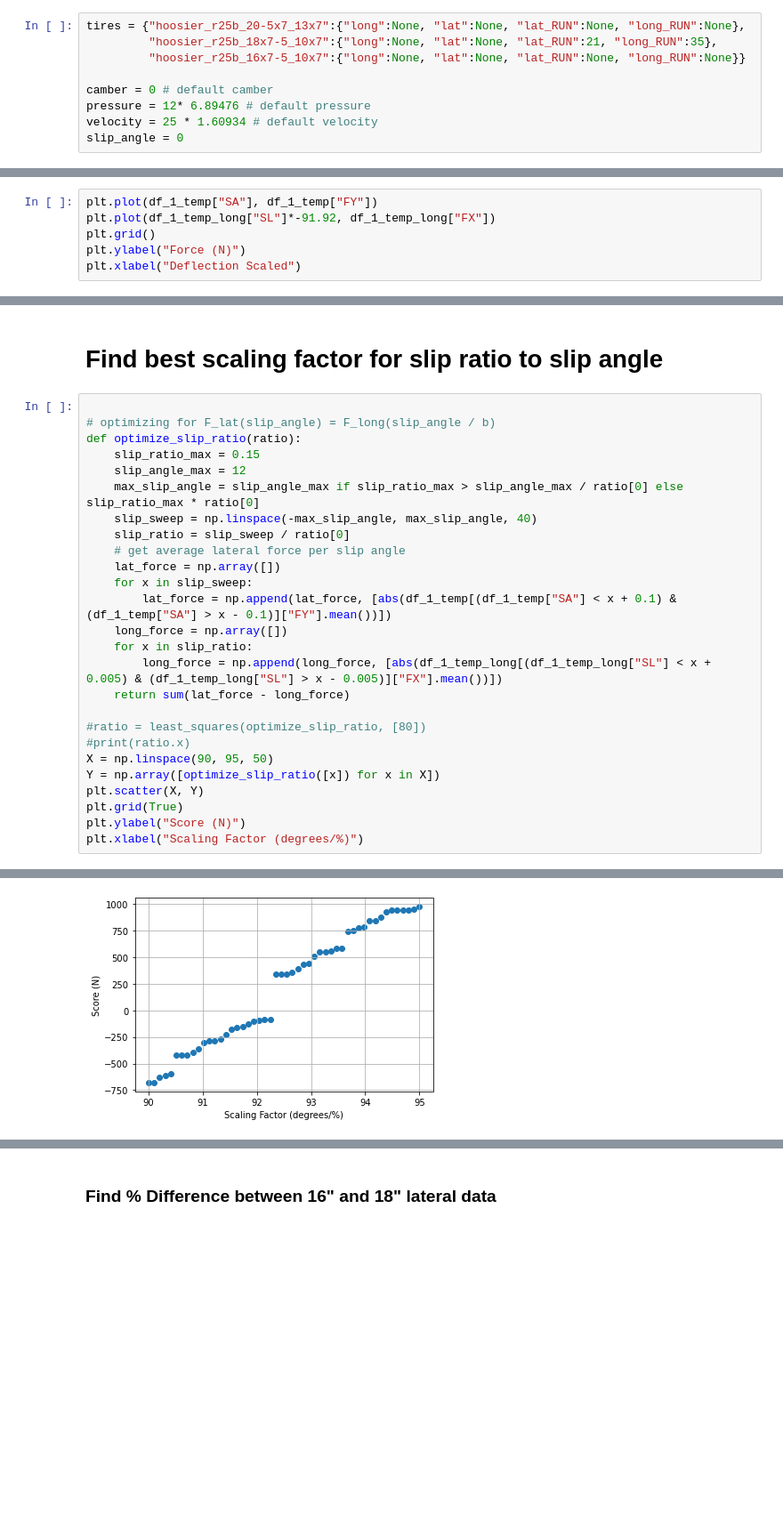
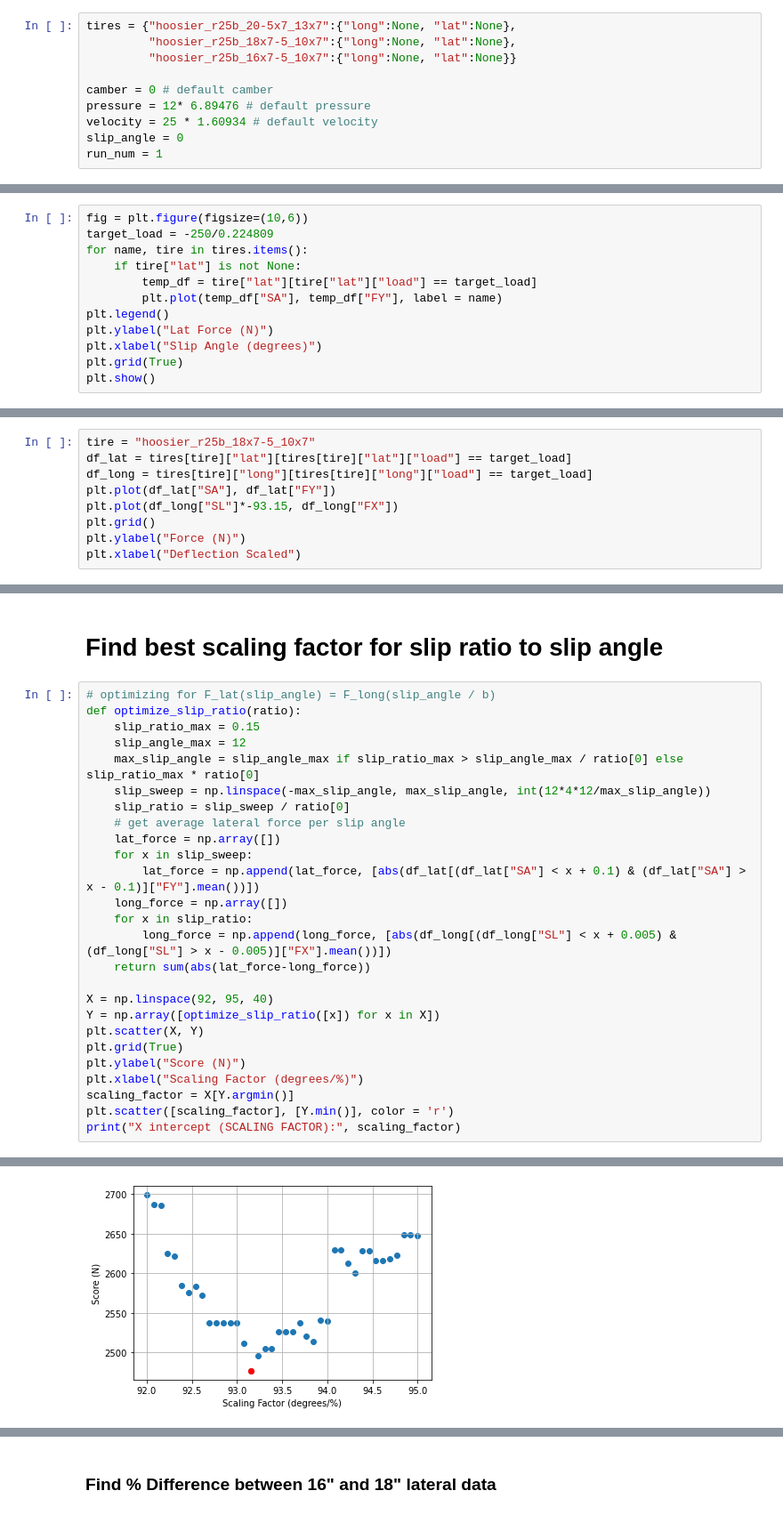
Before and after one commit to kierancoz/tire_analysis, a Jupyter notebook: tire_selection_and_analytics/determine_16in_long.ipynb, the cells around one changed output, grey strips where cells are left out. Shown at 89% size. Saved outputs shown, nothing was run; the diff lists cells and outputs as text; blank space fills up the shorter version.

Commit message:
fix long data for 16in tire

```diff
--- a/tire_selection_and_analytics/determine_16in_long.ipynb
+++ b/tire_selection_and_analytics/determine_16in_long.ipynb
@@ -28,14 +27,15 @@ import data_helpers
 # %% [markdown]
 ### Define sweep parameters and tires to examine - default camber, pressure, and velocity selected
 # %%
-tires = {"hoosier_r25b_20-5x7_13x7":{"long":None, "lat":None, "lat_RUN":None, "long_RUN":None},
-         "hoosier_r25b_18x7-5_10x7":{"long":None, "lat":None, "lat_RUN":21, "long_RUN":35},
-         "hoosier_r25b_16x7-5_10x7":{"long":None, "lat":None, "lat_RUN":None, "long_RUN":None}}
+tires = {"hoosier_r25b_20-5x7_13x7":{"long":None, "lat":None},
+         "hoosier_r25b_18x7-5_10x7":{"long":None, "lat":None},
+         "hoosier_r25b_16x7-5_10x7":{"long":None, "lat":None}}
 
 camber = 0 # default camber
 pressure = 12* 6.89476 # default pressure
 velocity = 25 * 1.60934 # default velocity
 slip_angle = 0
+run_num = 1
 # %% [markdown]
 ### Import tire data
 # %%
@@ -147,0 +111,12 @@ plt.legend()
+# %%
+fig = plt.figure(figsize=(10,6))
+target_load = -250/0.224809
+for name, tire in tires.items():
+    if tire["lat"] is not None:
+        temp_df = tire["lat"][tire["lat"]["load"] == target_load]
+        plt.plot(temp_df["SA"], temp_df["FY"], label = name)
+plt.legend()
+plt.ylabel("Lat Force (N)")
+plt.xlabel("Slip Angle (degrees)")
+plt.grid(True)
+plt.show()
@@ -148,8 +125,11 @@ plt.legend()
 # %% [markdown]
 # Compare long to lateral data for same normal load; slip ratio scaled
 # %%
-plt.plot(df_1_temp["SA"], df_1_temp["FY"])
-plt.plot(df_1_temp_long["SL"]*-91.92, df_1_temp_long["FX"])
+tire = "hoosier_r25b_18x7-5_10x7"
+df_lat = tires[tire]["lat"][tires[tire]["lat"]["load"] == target_load]
+df_long = tires[tire]["long"][tires[tire]["long"]["load"] == target_load]
+plt.plot(df_lat["SA"], df_lat["FY"])
+plt.plot(df_long["SL"]*-93.15, df_long["FX"])
 plt.grid()
 plt.ylabel("Force (N)")
 plt.xlabel("Deflection Scaled")
@@ -159,29 +139,29 @@ Text(0.5, 0, 'Deflection Scaled')
 # %% [markdown]
 # Find best scaling factor for slip ratio to slip angle
 # %%
-
 # optimizing for F_lat(slip_angle) = F_long(slip_angle / b)
 def optimize_slip_ratio(ratio):
     slip_ratio_max = 0.15
     slip_angle_max = 12
     max_slip_angle = slip_angle_max if slip_ratio_max > slip_angle_max / ratio[0] else slip_ratio_max * ratio[0]
-    slip_sweep = np.linspace(-max_slip_angle, max_slip_angle, 40)
+    slip_sweep = np.linspace(-max_slip_angle, max_slip_angle, int(12*4*12/max_slip_angle))
     slip_ratio = slip_sweep / ratio[0]
     # get average lateral force per slip angle
     lat_force = np.array([])
     for x in slip_sweep:
-        lat_force = np.append(lat_force, [abs(df_1_temp[(df_1_temp["SA"] < x + 0.1) & (df_1_temp["SA"] > x - 0.1)]["FY"].mean())])
+        lat_force = np.append(lat_force, [abs(df_lat[(df_lat["SA"] < x + 0.1) & (df_lat["SA"] > x - 0.1)]["FY"].mean())])
     long_force = np.array([])
     for x in slip_ratio:
-        long_force = np.append(long_force, [abs(df_1_temp_long[(df_1_temp_long["SL"] < x + 0.005) & (df_1_temp_long["SL"] > x - 0.005)]["FX"].mean())])
-    return sum(lat_force - long_force)
+        long_force = np.append(long_force, [abs(df_long[(df_long["SL"] < x + 0.005) & (df_long["SL"] > x - 0.005)]["FX"].mean())])
+    return sum(abs(lat_force-long_force))
 
-#ratio = least_squares(optimize_slip_ratio, [80])
-#print(ratio.x)
-X = np.linspace(90, 95, 50)
+X = np.linspace(92, 95, 40)
 Y = np.array([optimize_slip_ratio([x]) for x in X])
 plt.scatter(X, Y)
 plt.grid(True)
 plt.ylabel("Score (N)")
 plt.xlabel("Scaling Factor (degrees/%)")
+scaling_factor = X[Y.argmin()]
+plt.scatter([scaling_factor], [Y.min()], color = 'r')
+print("X intercept (SCALING FACTOR):", scaling_factor)
 # %% [output]
@@ -189 +169 @@ Text(0.5, 0, 'Scaling Factor (degrees/%)')
-[figure, old version]
+[figure, new version]
```
Also changed, not shown: parts of 18 cells of this notebook, 2 other files.
